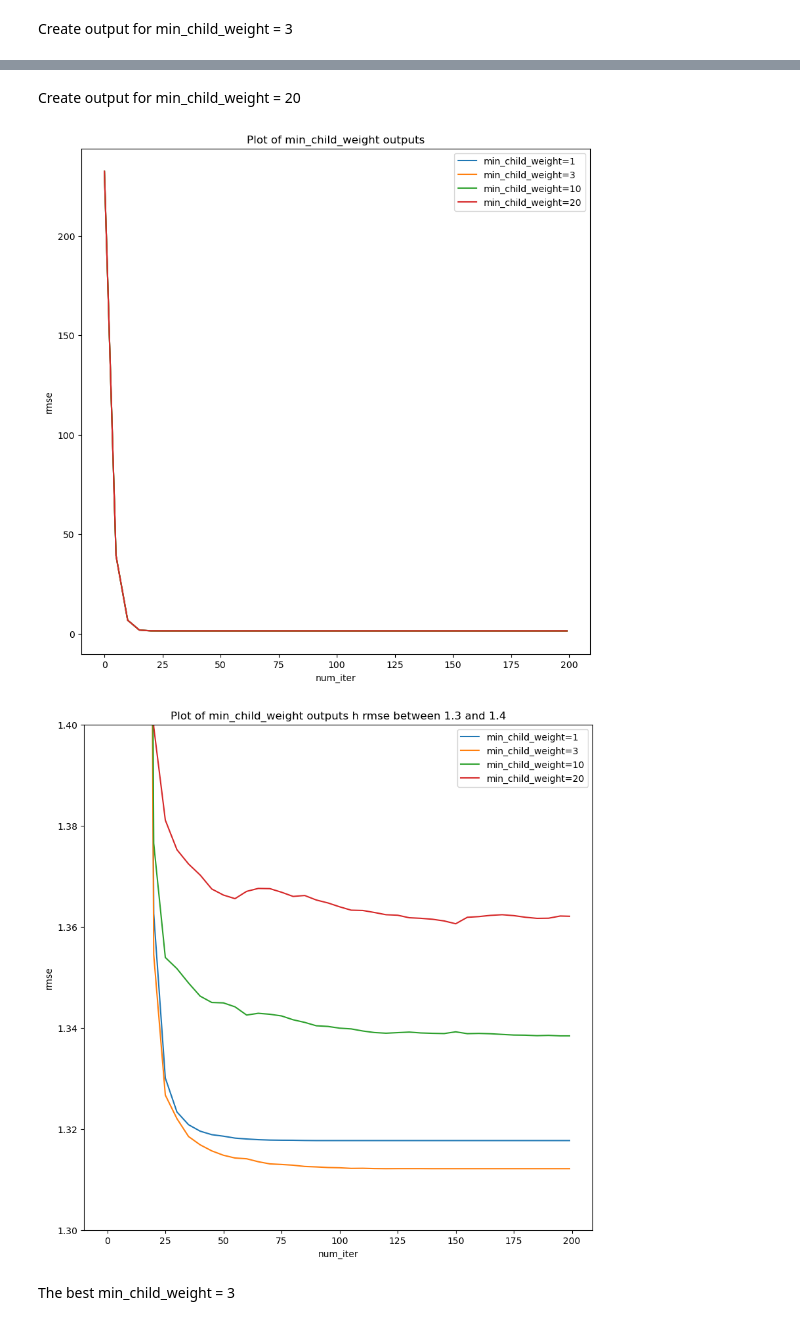
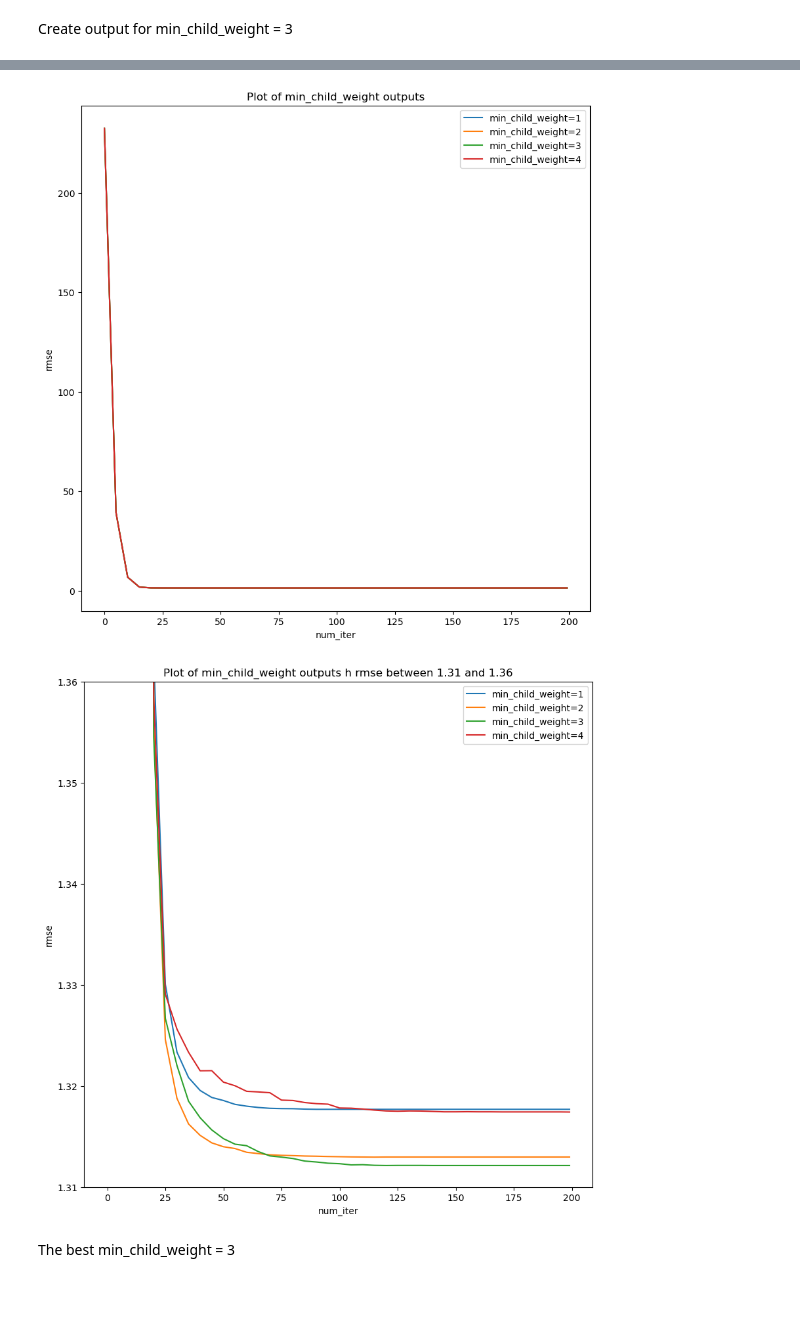
Before and after one commit to subair99/Project_Notes, a Jupyter notebook: Project_Notes_006.ipynb, the cells around one changed output, grey strips where cells are left out. Cells and saved outputs as stored; diff of their text form; code cells hidden in the pictures; blank space fills up the shorter version.

```diff
--- a/Project_Notes_006.ipynb
+++ b/Project_Notes_006.ipynb
@@ -609,3 +622,5 @@ min_1 = parse_xgb_output(output)['val_rmse']
+# %%
+min_2 = parse_xgb_output(output)['val_rmse']
 # %% [markdown]
 Create output for min_child_weight = 3
 # %%
@@ -635,6 +650,4 @@ model = xgb.train(xgb_params, dtrain,
                   verbose_eval=5,
                   evals=watchlist)
 # %%
-min_10 = parse_xgb_output(output)['val_rmse']
+min_4 = parse_xgb_output(output)['val_rmse']
-# %% [markdown]
-Create output for min_child_weight = 20
@@ -655,29 +655,29 @@ min_20 = parse_xgb_output(output)['val_rmse']
 # Plot the max_depth outputs.
 plt.figure(figsize = (10, 10))
 plt.plot(df_score.num_iter, min_1, label='min_child_weight=1')
+plt.plot(df_score.num_iter, min_2, label='min_child_weight=2')
 plt.plot(df_score.num_iter, min_3, label='min_child_weight=3')
-plt.plot(df_score.num_iter, min_10, label='min_child_weight=10')
-plt.plot(df_score.num_iter, min_20, label='min_child_weight=20')
+plt.plot(df_score.num_iter, min_4, label='min_child_weight=4')
 plt.xlabel('num_iter')
 plt.ylabel('rmse')
 plt.title('Plot of min_child_weight outputs')
 plt.legend();
 # %% [output]
-[figure, old version]
+[figure, new version]
 # %%
-# Plot the max_depth outputs h rmse between 1.3 and 1.4.
+# Plot the max_depth outputs h rmse between 1.31 and 1.36.
 plt.figure(figsize = (10, 10))
 plt.plot(df_score.num_iter, min_1, label='min_child_weight=1')
+plt.plot(df_score.num_iter, min_2, label='min_child_weight=2')
 plt.plot(df_score.num_iter, min_3, label='min_child_weight=3')
-plt.plot(df_score.num_iter, min_10, label='min_child_weight=10')
-plt.plot(df_score.num_iter, min_20, label='min_child_weight=20')
-plt.ylim(1.3, 1.4)
+plt.plot(df_score.num_iter, min_4, label='min_child_weight=4')
+plt.ylim(1.31, 1.36)
 plt.xlabel('num_iter')
 plt.ylabel('rmse')
-plt.title('Plot of min_child_weight outputs h rmse between 1.3 and 1.4')
+plt.title('Plot of min_child_weight outputs h rmse between 1.31 and 1.36')
 plt.legend();
 # %% [output]
-[figure, old version]
+[figure, new version]
 # %% [markdown]
 The best min_child_weight = 3
 # %%
```
Also changed, not shown: parts of 18 cells of this notebook.
